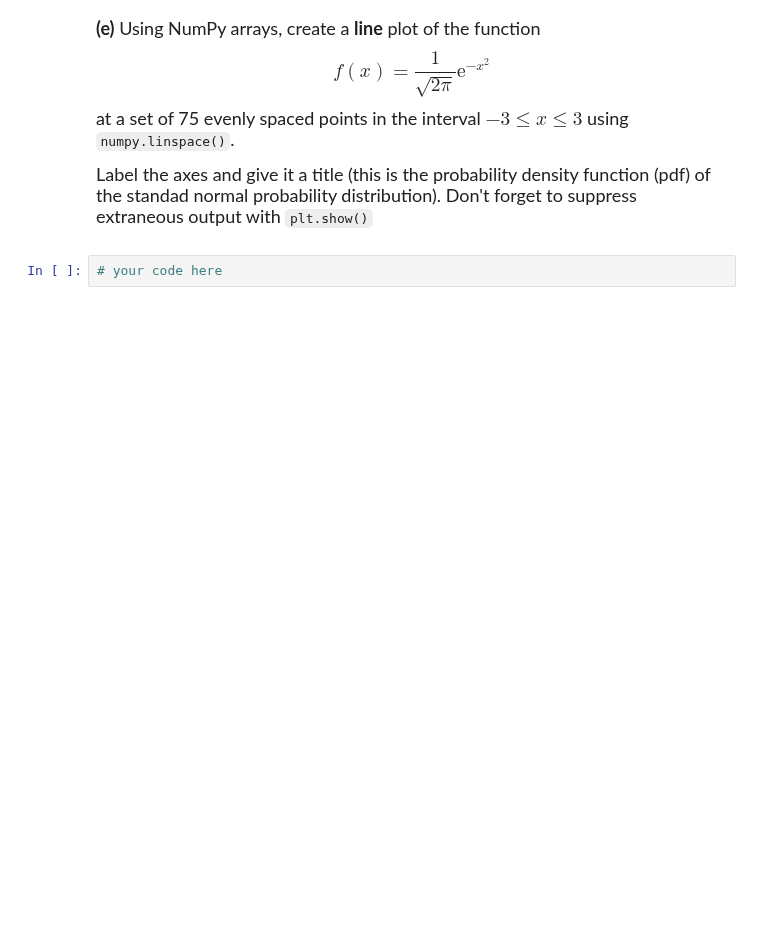
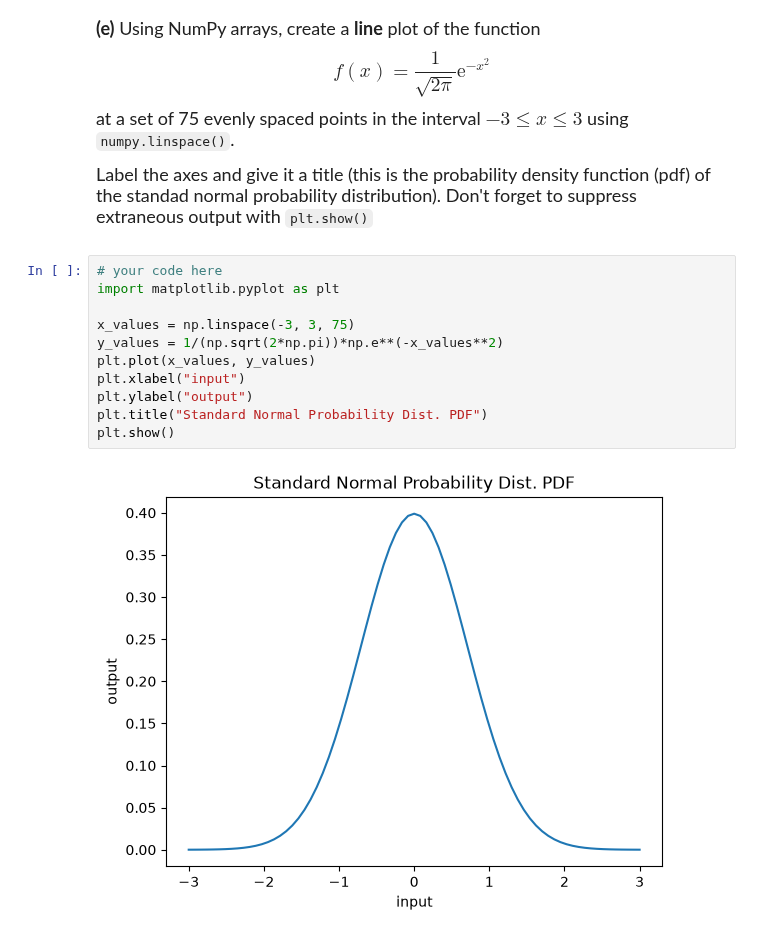
Before and after one commit to skjandh/datasci151fall2026, a Jupyter notebook: _assignments/assignment_3/Assignment3.ipynb, the cells around one changed output. Cells and saved outputs as stored; diff of their text form; blank space fills up the shorter version.

```diff
--- a/_assignments/assignment_3/Assignment3.ipynb
+++ b/_assignments/assignment_3/Assignment3.ipynb
@@ -146,3 +181,14 @@ at a set of 75 evenly spaced points in the interval $-3 \leq x \leq 3$ using `nu
 Label the axes and give it a title (this is the probability density function (pdf) of the standad normal probability distribution). Don't forget to suppress extraneous output with `plt.show()`
 # %%
 # your code here
+import matplotlib.pyplot as plt
+
+x_values = np.linspace(-3, 3, 75)
+y_values = 1/(np.sqrt(2*np.pi))*np.e**(-x_values**2)
+plt.plot(x_values, y_values)
+plt.xlabel("input")
+plt.ylabel("output")
+plt.title("Standard Normal Probability Dist. PDF")
+plt.show()
+# %% [output]
+[figure, added]
```
Also changed, not shown: parts of 5 cells of this notebook.
